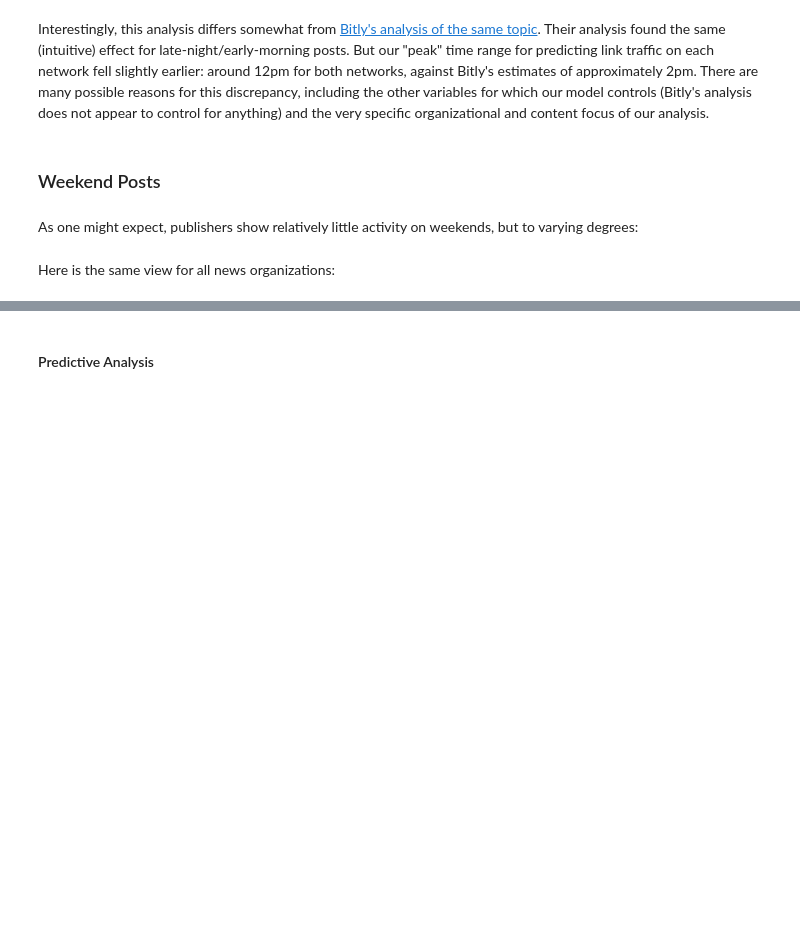
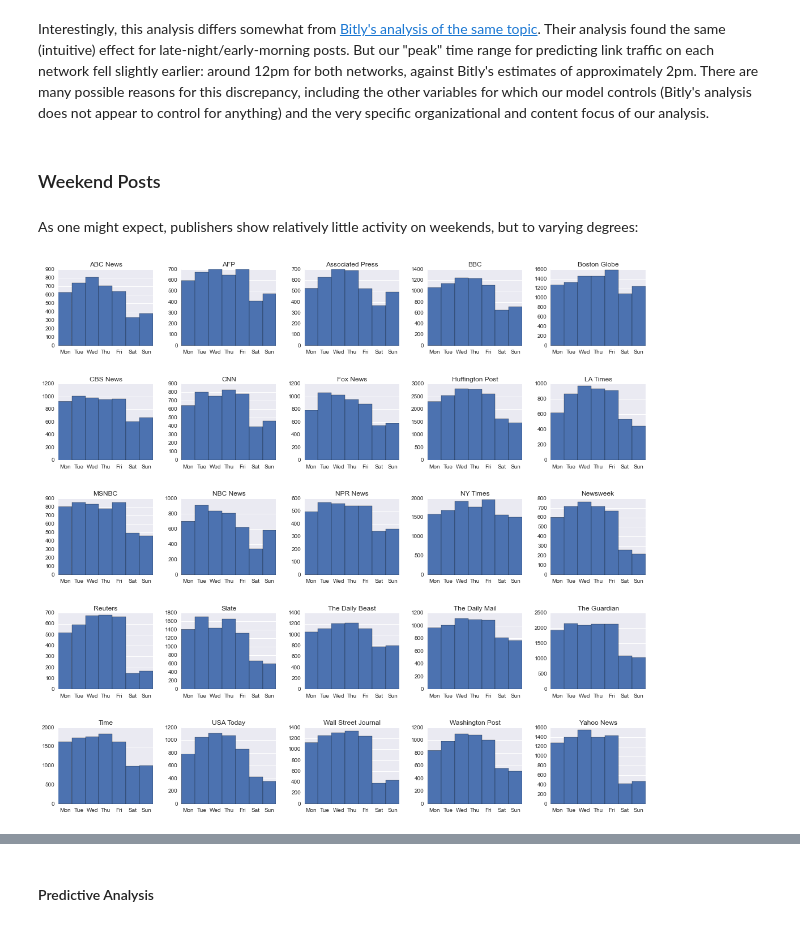
Before and after one commit to micahlanier/social-news, a Jupyter notebook: book/9_PredictiveAnalysisKeyFindings.ipynb, the cells around one changed output, grey strips where cells are left out. Saved outputs shown, nothing was run; the diff lists cells and outputs as text; code cells hidden in the pictures; blank space fills up the shorter version.

```diff
--- a/book/9_PredictiveAnalysisKeyFindings.ipynb
+++ b/book/9_PredictiveAnalysisKeyFindings.ipynb
@@ -113,2 +144,0 @@ As one might expect, publishers show relatively little activity on weekends, but
-# %% [markdown]
-Here is the same view for all news organizations:
@@ -116,0 +145,11 @@ Here is the same view for all news organizations:
+# %%
+# Day plots for all organizations.
+axes = twfb.hist('day_of_week_est', bins=7, by='org_name', figsize=(vizConf['display']['width'],vizConf['display']['height']*2.5))
+for a in axes:
+    for b in a:
+        b.set_xticks(np.arange(7)*(6.0/7.0)+6.0/14.0)
+        b.set_xticklabels(daysOfWeek, rotation=0)
+        b.grid(axis='x')
+plt.show()
+# %% [output]
+[figure, added]
```
Also changed, not shown: parts of 25 cells of this notebook.
